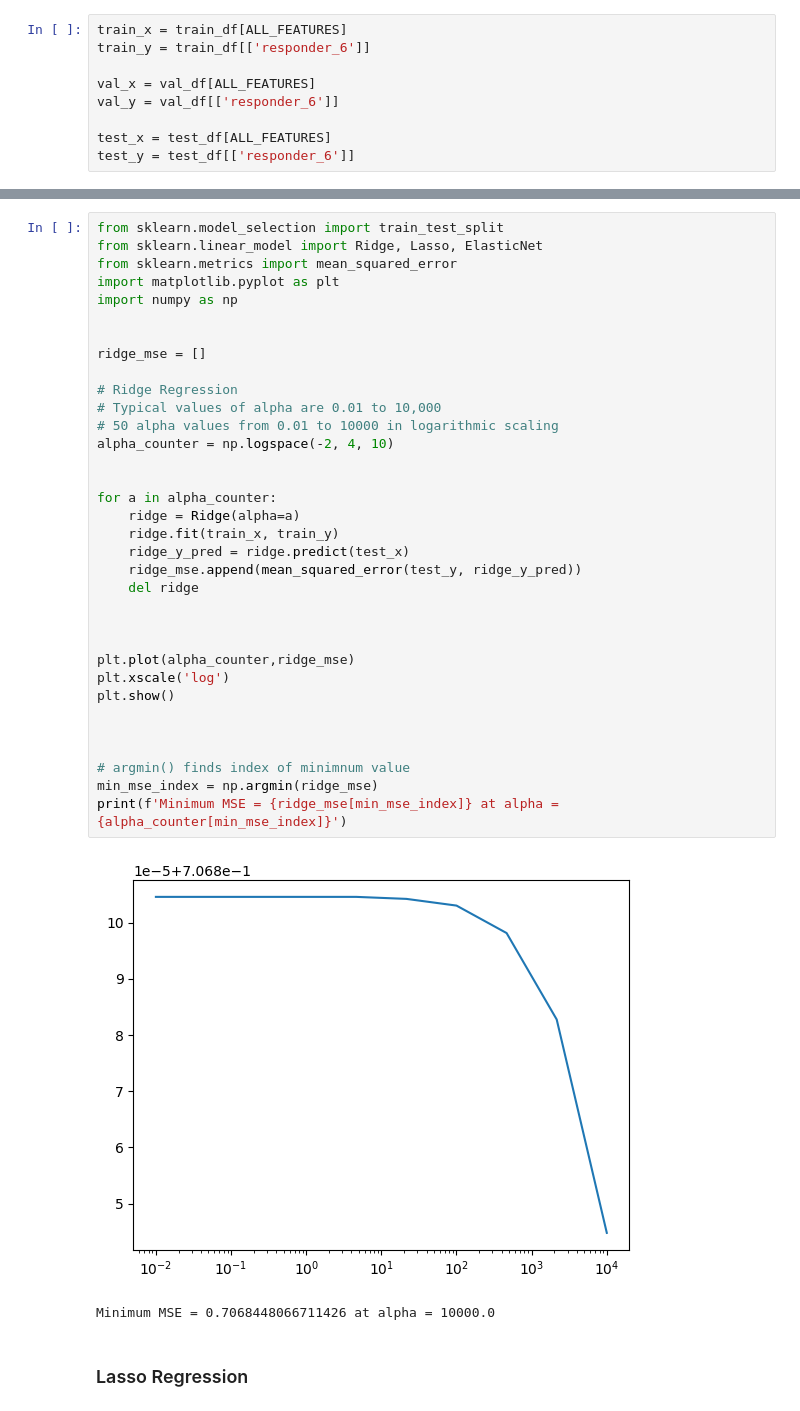
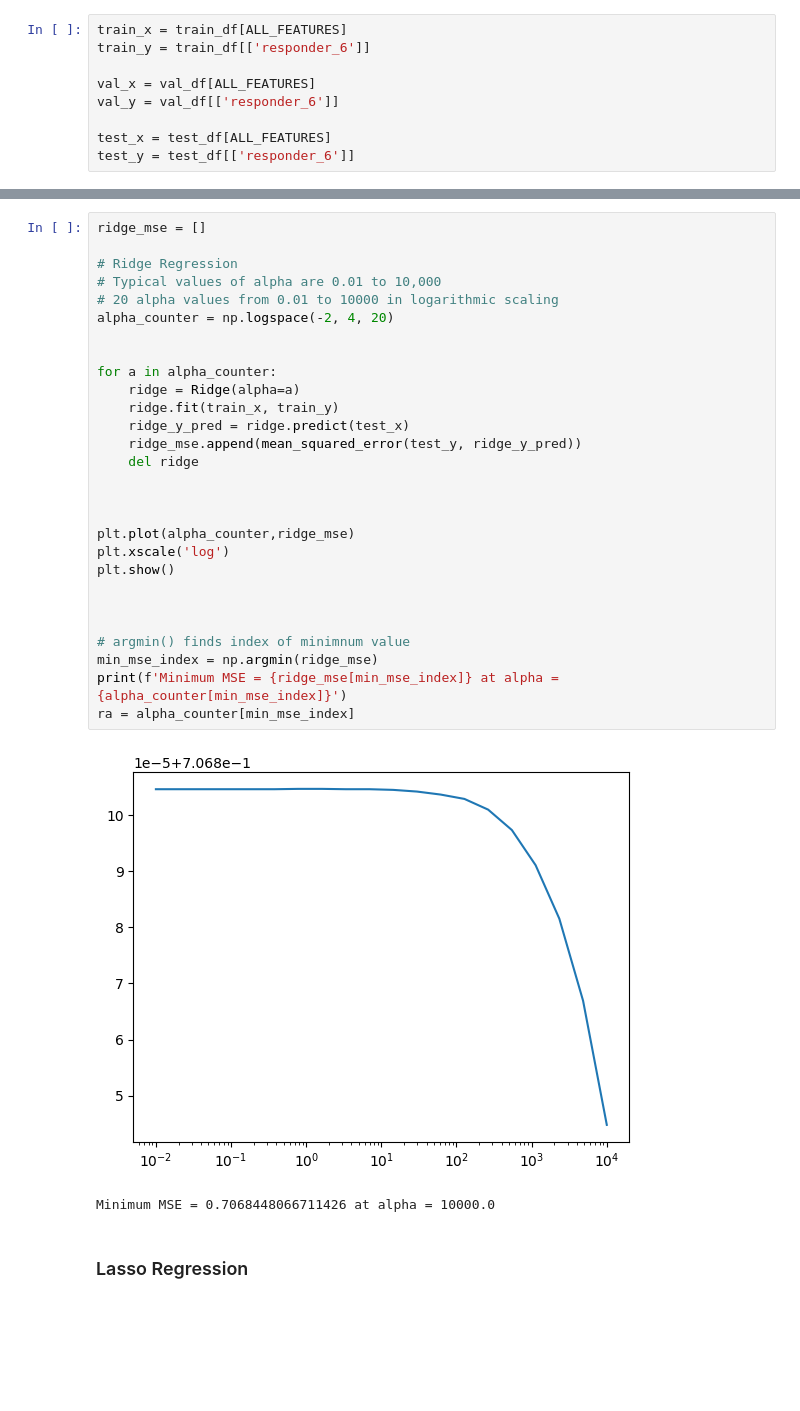
Before and after one commit to nkenny160/ecen-520-final-project, a Jupyter notebook: Jane_Street_Merge.ipynb, the cells around one changed output, grey strips where cells are left out. Drawn from its saved outputs; the diff is of its cells as text; blank space fills up the shorter version.

```diff
--- a/Jane_Street_Merge.ipynb
+++ b/Jane_Street_Merge.ipynb
@@ -660,39 +543,33 @@ We want to use ridge regression because it works best when features are importan
 # %%
-from sklearn.model_selection import train_test_split
-from sklearn.linear_model import Ridge, Lasso, ElasticNet
-from sklearn.metrics import mean_squared_error
-import matplotlib.pyplot as plt
-import numpy as np
-
-
 ridge_mse = []
 
 # Ridge Regression
 # Typical values of alpha are 0.01 to 10,000
-# 50 alpha values from 0.01 to 10000 in logarithmic scaling
-alpha_counter = np.logspace(-2, 4, 10)
+# 20 alpha values from 0.01 to 10000 in logarithmic scaling
+alpha_counter = np.logspace(-2, 4, 20)
 
 
 for a in alpha_counter:
     ridge = Ridge(alpha=a)
     ridge.fit(train_x, train_y)
     ridge_y_pred = ridge.predict(test_x)
     ridge_mse.append(mean_squared_error(test_y, ridge_y_pred))
     del ridge
 
 
 
 plt.plot(alpha_counter,ridge_mse)
 plt.xscale('log')
 plt.show()
 
 
 
 # argmin() finds index of minimnum value
 min_mse_index = np.argmin(ridge_mse)
 print(f'Minimum MSE = {ridge_mse[min_mse_index]} at alpha = {alpha_counter[min_mse_index]}')
+ra = alpha_counter[min_mse_index]
 # %% [output]
-[figure, old version]
+[figure, new version]
 Minimum MSE = 0.7068448066711426 at alpha = 10000.0
 # %% [markdown]
 ### Lasso Regression
```
Also changed, not shown: parts of 42 cells of this notebook.
